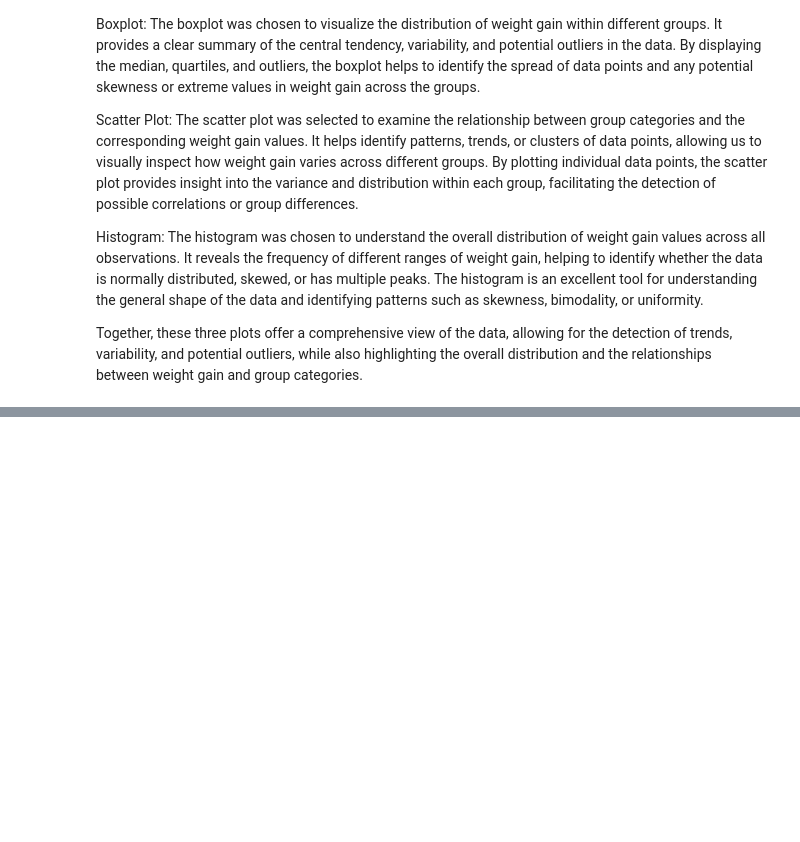
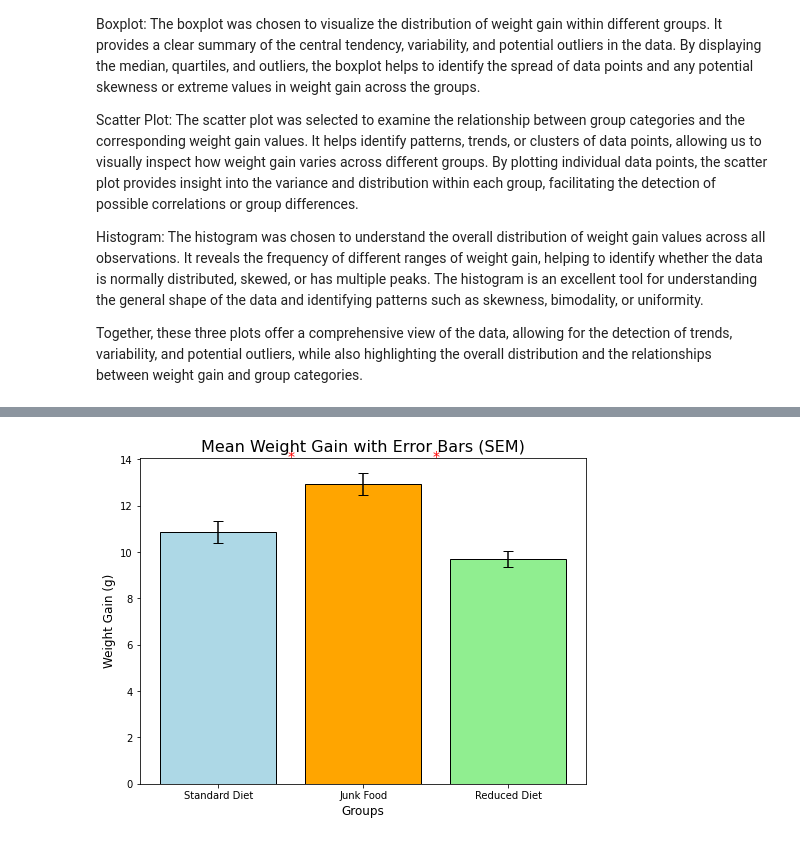
Before and after one commit to Ralamjosh/Comp-and-Stats-for-Research, a Jupyter notebook: Assignment.ipynb, the cells around one changed output, grey strips where cells are left out. Drawn from its saved outputs; the diff is of its cells as text; code cells hidden in the pictures; blank space fills up the shorter version.

```diff
--- a/Assignment.ipynb
+++ b/Assignment.ipynb
@@ -92,3 +97,82 @@ Scatter Plot: The scatter plot was selected to examine the relationship between
 Histogram: The histogram was chosen to understand the overall distribution of weight gain values across all observations. It reveals the frequency of different ranges of weight gain, helping to identify whether the data is normally distributed, skewed, or has multiple peaks. The histogram is an excellent tool for understanding the general shape of the data and identifying patterns such as skewness, bimodality, or uniformity.
 
 Together, these three plots offer a comprehensive view of the data, allowing for the detection of trends, variability, and potential outliers, while also highlighting the overall distribution and the relationships between weight gain and group categories.
+# %%
+# Descriptive Statistics
+descriptive_stats = []
+for i, group_name in enumerate(group_names, 1):
+    group_weights = weightGain[groupNo == i]
+    mean = np.mean(group_weights)
+    median = np.median(group_weights)
+    std_dev = np.std(group_weights, ddof=1)  # Sample standard deviation
+    sem = stats.sem(group_weights)
+    descriptive_stats.append((group_name, mean, median, std_dev, sem))
+
+desc_df = pd.DataFrame(descriptive_stats, columns=['Group', 'Mean', 'Median', 'Std Dev', 'SEM'])
+print(desc_df)
+
+# Inferential Statistics: ANOVA
+anova_result = stats.f_oneway(
+    weightGain[groupNo == 1],
+    weightGain[groupNo == 2],
+    weightGain[groupNo == 3]
+)
+print("ANOVA result:", anova_result)
+
+# Post-hoc Test: Pairwise t-tests with Bonferroni Correction
+p_values = []
+
+# Group 1 vs Group 2
+group1_weights = weightGain[groupNo == 1]
+group2_weights = weightGain[groupNo == 2]
+t_stat, p_val = stats.ttest_ind(group1_weights, group2_weights)
+p_values.append(p_val)
+
+# Group 1 vs Group 3
+group1_weights = weightGain[groupNo == 1]
+group3_weights = weightGain[groupNo == 3]
+t_stat, p_val = stats.ttest_ind(group1_weights, group3_weights)
+p_values.append(p_val)
+
+# Group 2 vs Group 3
+group2_weights = weightGain[groupNo == 2]
+group3_weights = weightGain[groupNo == 3]
+t_stat, p_val = stats.ttest_ind(group2_weights, group3_weights)
+p_values.append(p_val)
+
+# Bonferroni correction
+alpha = 0.05
+bonferroni_alpha = alpha / len(p_values)
+print("Bonferroni-corrected alpha:", bonferroni_alpha)
+
+# Results
+comparison_labels = [
+    f"{group_names[0]} vs {group_names[1]}",
+    f"{group_names[0]} vs {group_names[2]}",
+    f"{group_names[1]} vs {group_names[2]}"
+]
+
+for comparison, p_val in zip(comparison_labels, p_values):
+    significance = "Significant" if p_val < bonferroni_alpha else "Not Significant"
+    print(f"Comparison {comparison}: p = {p_val:.4f} ({significance})")
+
+# Bar Plot with Error Bars
+means = desc_df['Mean']
+sems = desc_df['SEM']
+
+plt.figure(figsize=(8, 6))
+plt.bar(group_names, means, yerr=sems, capsize=5, color=['lightblue', 'orange', 'lightgreen'], edgecolor='black')
+plt.title("Mean Weight Gain with Error Bars (SEM)", fontsize=16)
+plt.ylabel("Weight Gain (g)", fontsize=12)
+plt.xlabel("Groups", fontsize=12)
+
+# Annotate significant differences (adjust based on Bonferroni results)
+if p_values[0] < bonferroni_alpha:  # Comparison: Standard Diet vs Junk Food
+    plt.text(0.5, max(means) + 1, "*", ha='center', fontsize=14, color='red')
+if p_values[1] < bonferroni_alpha:  # Comparison: Standard Diet vs Reduced Diet
+    plt.text(1.0, max(means) + 2, "*", ha='center', fontsize=14, color='red')
+if p_values[2] < bonferroni_alpha:  # Comparison: Junk Food vs Reduced Diet
+    plt.text(1.5, max(means) + 1, "*", ha='center', fontsize=14, color='red')
+
+plt.show()
+# %% [output]
@@ -94,0 +188 @@ Together, these three plots offer a comprehensive view of the data, allowing for
+[figure, added]
```
Also changed, not shown: parts of 6 cells of this notebook.
